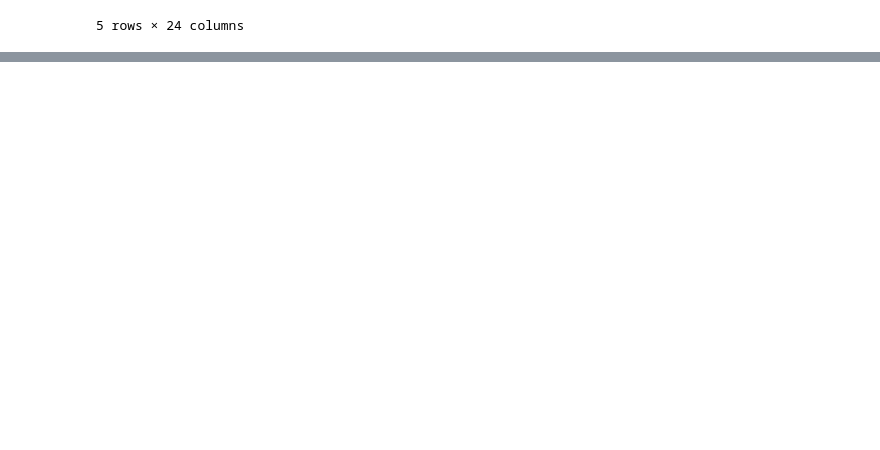
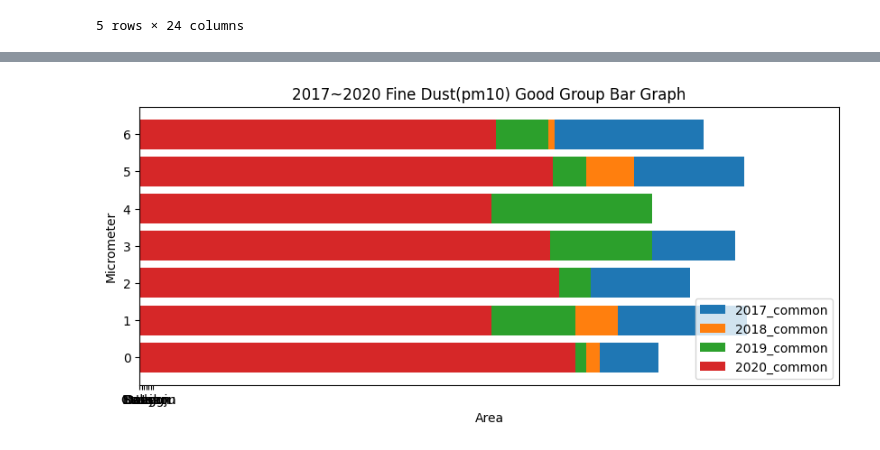
Before and after one commit to Darkget1/machin_learning, a Jupyter notebook: chapter04.ipynb, the cells around one changed output, grey strips where cells are left out. Saved outputs shown, nothing was run; the diff lists cells and outputs as text; code cells hidden in the pictures; blank space fills up the shorter version.

```diff
--- a/chapter04.ipynb
+++ b/chapter04.ipynb
@@ -132,0 +138,20 @@ for year in range(2015,2021):
+# %%
+import numpy as np
+index = np.arange(7)
+
+plt.figure(figsize=(10,4))
+data6 = data.loc['Seoul':'Ulsan','2017_common':'2020_common']
+for year in range(2017,2021):
+    year = str(year)+'_common'
+    chartdata = data6[year]
+    plt.barh(index, chartdata,label=year)
+
+plt.xlim(120,310)
+plt.xlabel('Area')
+plt.ylabel('Micrometer')
+plt.xticks(index,['Seoul','Busan','Daegu','Incheon',"Gwangju",'Daejeon','Ulsan'])
+plt.title('2017~2020 Fine Dust(pm10) Good Group Bar Graph')
+plt.legend()
+plt.show()
+# %% [output]
+[figure, added]
```
Also changed, not shown: parts of 18 cells of this notebook, 3 other files.
